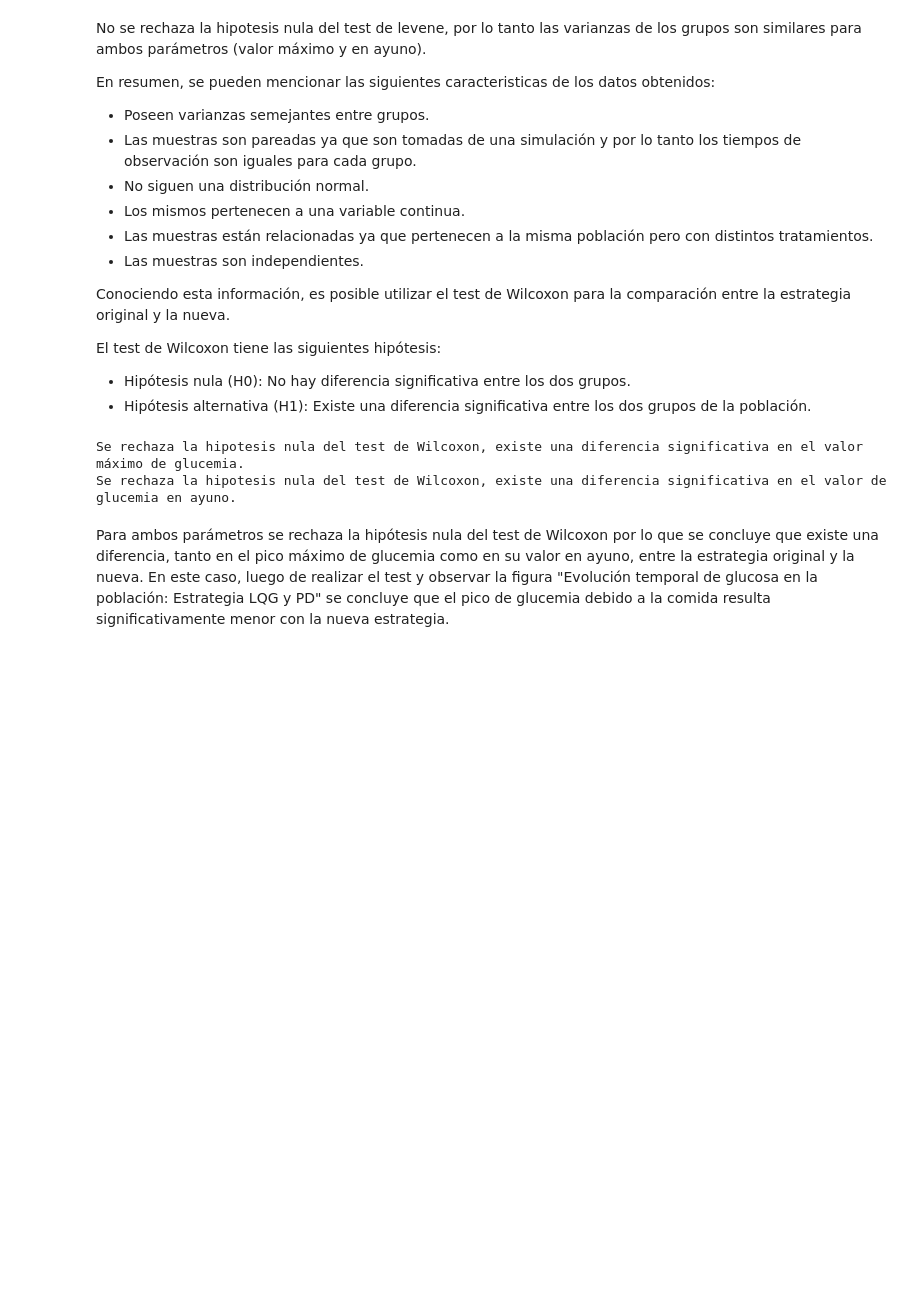
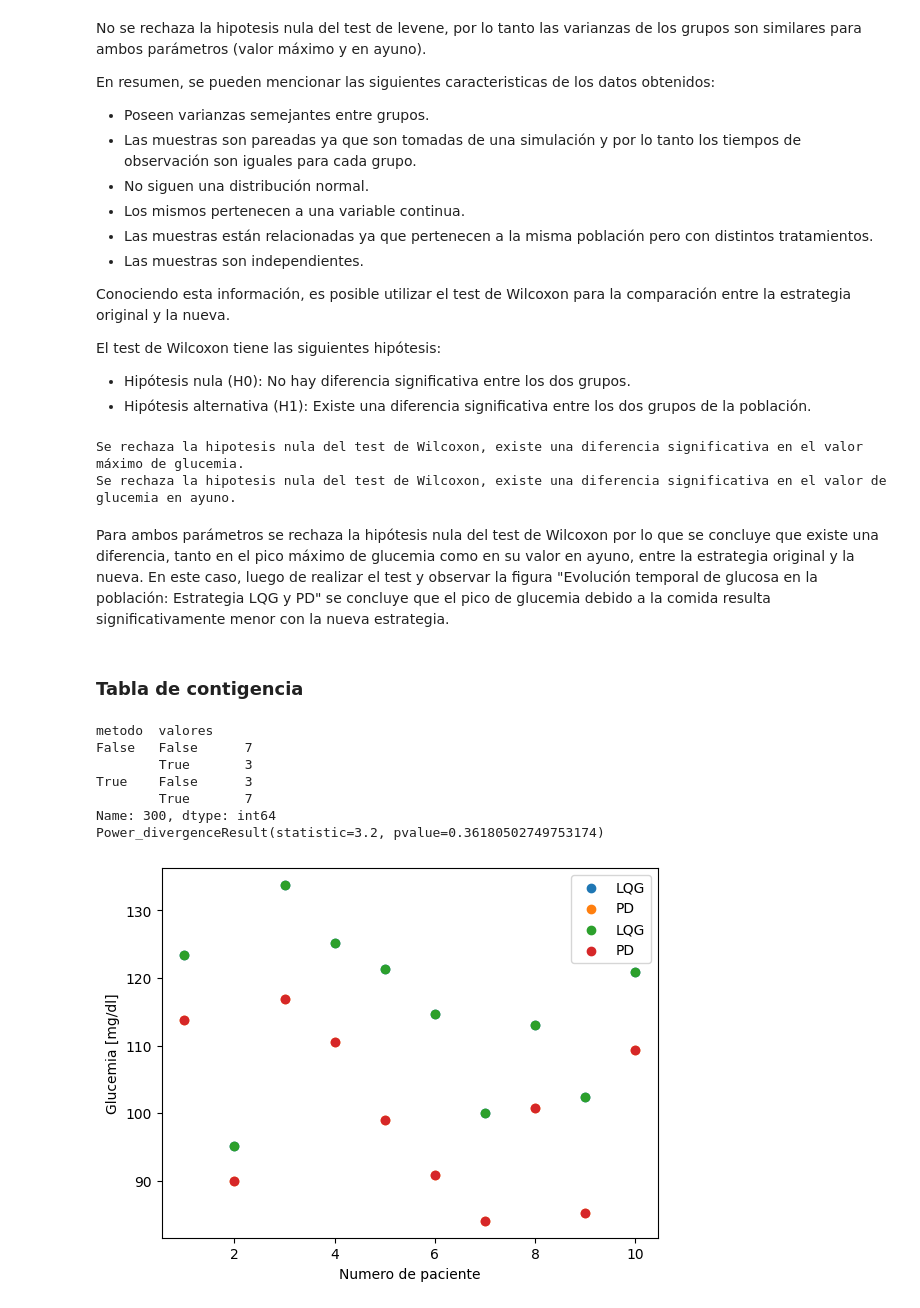
Before and after one commit to LeonelDRJ/trabajo_final_DaRosa_Jurao, a Jupyter notebook: Trabajo_final.ipynb, the cells around one changed output. Drawn from its saved outputs; the diff is of its cells as text; code cells hidden in the pictures; blank space fills up the shorter version.

Commit message:
Tabla de contingencia

```diff
--- a/Trabajo_final.ipynb
+++ b/Trabajo_final.ipynb
@@ -221,4 +283,61 @@ Se rechaza la hipotesis nula del test de Wilcoxon, existe una diferencia signifi
 Se rechaza la hipotesis nula del test de Wilcoxon, existe una diferencia significativa en el valor de glucemia en ayuno.
 # %% [markdown]
 Para ambos parámetros se rechaza la hipótesis nula del test de Wilcoxon por lo que se concluye que existe una diferencia, tanto en el pico máximo de glucemia como en su valor en ayuno, entre la estrategia original y la nueva. En este caso, luego de realizar el test y observar la figura "Evolución temporal de glucosa en la población: Estrategia LQG y PD" se concluye que el pico de glucemia debido a la comida resulta significativamente menor con la nueva estrategia.
+# %% [markdown]
+### Tabla de contigencia
+# %%
+# Se define el umbral
+lim = 110
+m   = 300
+# Obtener los valores de glucemia de la muestra "m"
+muestra_lqg = glcuemia_lqg.iloc[m]
+muestra_pd  = glcuemia_pd.iloc[m]
+p = np.linspace(1,10,10)
+plt.scatter(p,muestra_lqg,label='LQG')
+plt.scatter(p,muestra_pd,label='PD')
+plt.legend()
+plt.ylabel('Glucemia [mg/dl]')
+plt.xlabel('Numero de paciente')
+
+df2 = df.iloc[m]
+
+muestras_totales = pd.concat([muestra_lqg, muestra_pd])
+df1    = pd.DataFrame({'metodo':muestras_totales.index,'valores': muestras_totales})
+A      = df1['metodo'].str.contains('lqg')
+B      = df1['valores']>lim
+# Se define el umbral
+lim = 110
+m   = 300
+# Obtener los valores de glucemia de la muestra "m"
+muestra_lqg = glcuemia_lqg.iloc[m]
+muestra_pd  = glcuemia_pd.iloc[m]
+p = np.linspace(1,10,10)
+plt.scatter(p,muestra_lqg,label='LQG')
+plt.scatter(p,muestra_pd,label='PD')
+plt.legend()
+plt.ylabel('Glucemia [mg/dl]')
+plt.xlabel('Numero de paciente')
+
+df2 = df.iloc[m]
+
+muestras_totales = pd.concat([muestra_lqg, muestra_pd])
+
+# Esto es solo para que me ponga los nombres "metodo" y "valores" en la tabla de contingencia
+df1    = pd.DataFrame({'metodo':muestras_totales.index,'valores': muestras_totales})
+A      = df1['metodo'].str.contains('lqg')
+B      = df1['valores']>lim
+
+# Tabla y chi test
+groups = muestras_totales.groupby([A,B]).count()
+print(groups)
+print(ss.chisquare(groups, ddof=0, axis=0))
+# %% [output]
+metodo  valores
+False   False      7
+        True       3
+True    False      3
+        True       7
+Name: 300, dtype: int64
+Power_divergenceResult(statistic=3.2, pvalue=0.36180502749753174)
+[figure, added]
 # %% [markdown]
```
Also changed, not shown: parts of 8 cells of this notebook.
